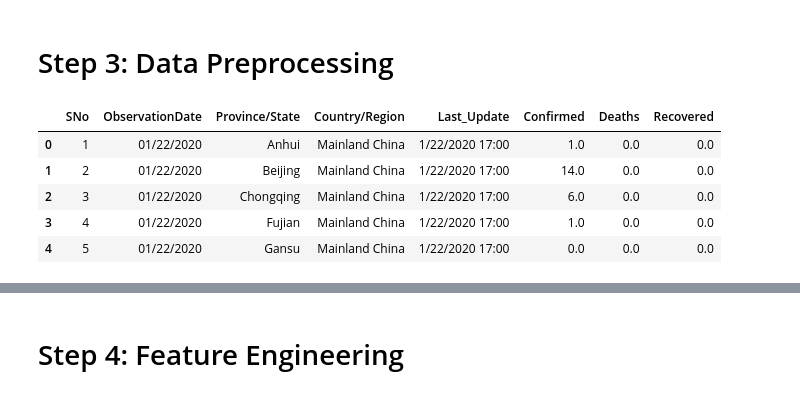
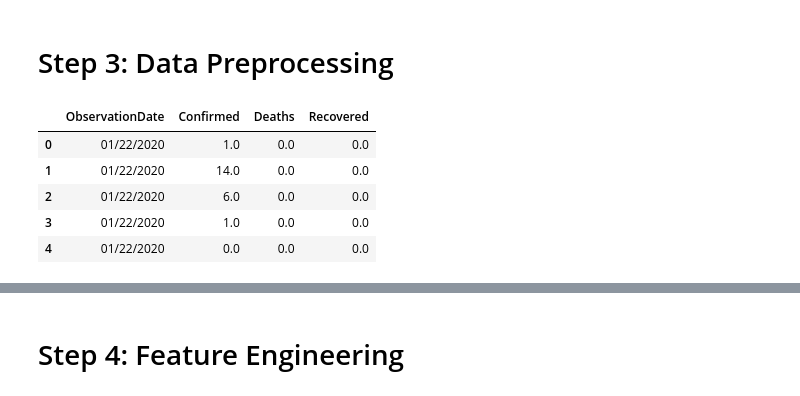
Before and after one commit to alieva-lmn/Internship, a Jupyter notebook: PythonHW/W4/D2CS(Linear Regression).ipynb, the cells around one changed output, grey strips where cells are left out. Drawn from its saved outputs; the diff is of its cells as text; code cells hidden in the pictures.

```diff
--- a/PythonHW/W4/D2CS(Linear Regression).ipynb
+++ b/PythonHW/W4/D2CS(Linear Regression).ipynb
@@ -56,14 +50,16 @@ dtype: int64
 # %%
 cols = []
 for col in df.columns:
     cols.append(col.replace(" ", "_"))
 df.columns=cols
 
-df.head(5)
+
+df_pure = df.drop(columns=['SNo', 'Province/State', 'Country/Region', 'Last_Update'], axis=1)
+df_pure.head(5)
 # %% [output]
-|  | SNo | ObservationDate | Province/State | Country/Region | Last_Update | Confirmed | Deaths | Recovered |
-| 0 | 1 | 01/22/2020 | Anhui | Mainland China | 1/22/2020 17:00 | 1.0 | 0.0 | 0.0 |
-| 1 | 2 | 01/22/2020 | Beijing | Mainland China | 1/22/2020 17:00 | 14.0 | 0.0 | 0.0 |
-| 2 | 3 | 01/22/2020 | Chongqing | Mainland China | 1/22/2020 17:00 | 6.0 | 0.0 | 0.0 |
-| 3 | 4 | 01/22/2020 | Fujian | Mainland China | 1/22/2020 17:00 | 1.0 | 0.0 | 0.0 |
-| 4 | 5 | 01/22/2020 | Gansu | Mainland China | 1/22/2020 17:00 | 0.0 | 0.0 | 0.0 |
+|  | ObservationDate | Confirmed | Deaths | Recovered |
+| 0 | 01/22/2020 | 1.0 | 0.0 | 0.0 |
+| 1 | 01/22/2020 | 14.0 | 0.0 | 0.0 |
+| 2 | 01/22/2020 | 6.0 | 0.0 | 0.0 |
+| 3 | 01/22/2020 | 1.0 | 0.0 | 0.0 |
+| 4 | 01/22/2020 | 0.0 | 0.0 | 0.0 |
```
Also changed, not shown: parts of 15 cells of this notebook, 1 other file.
